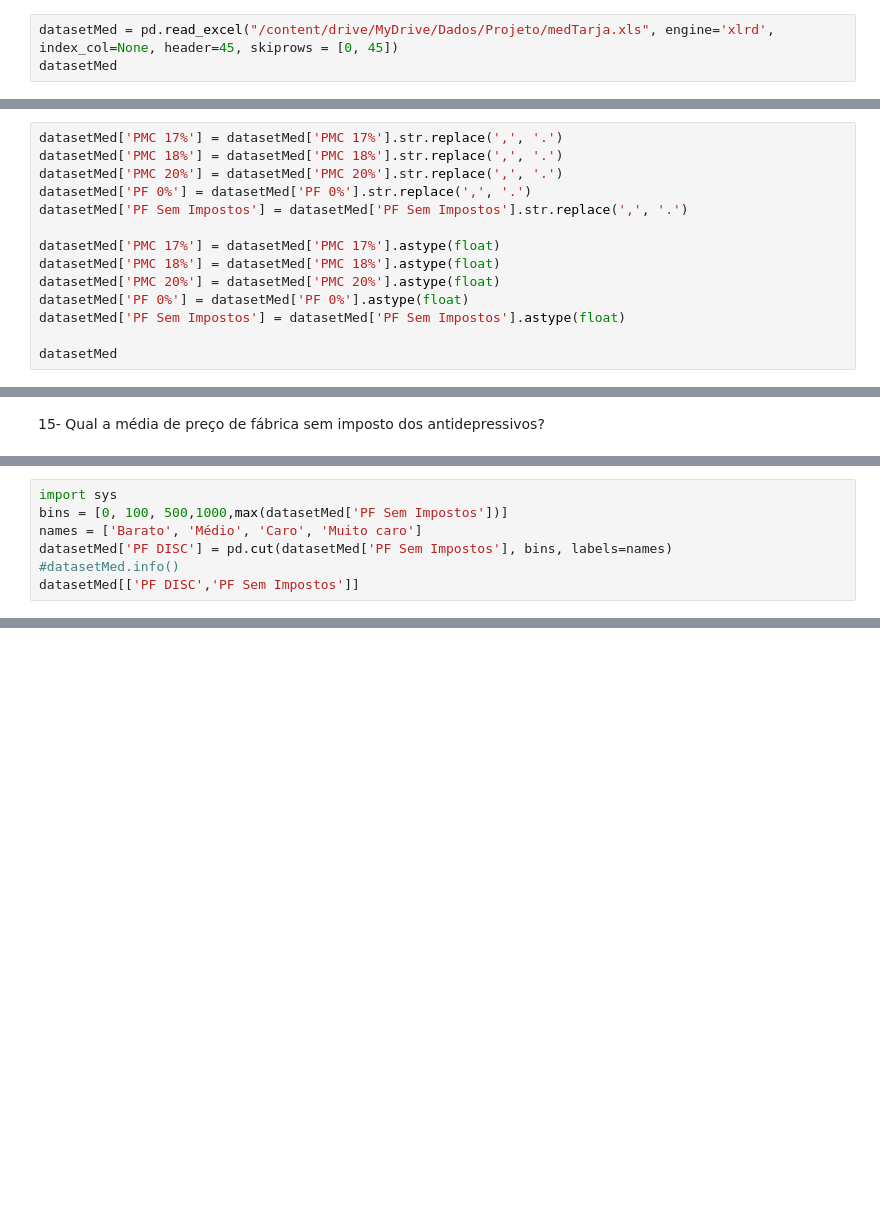
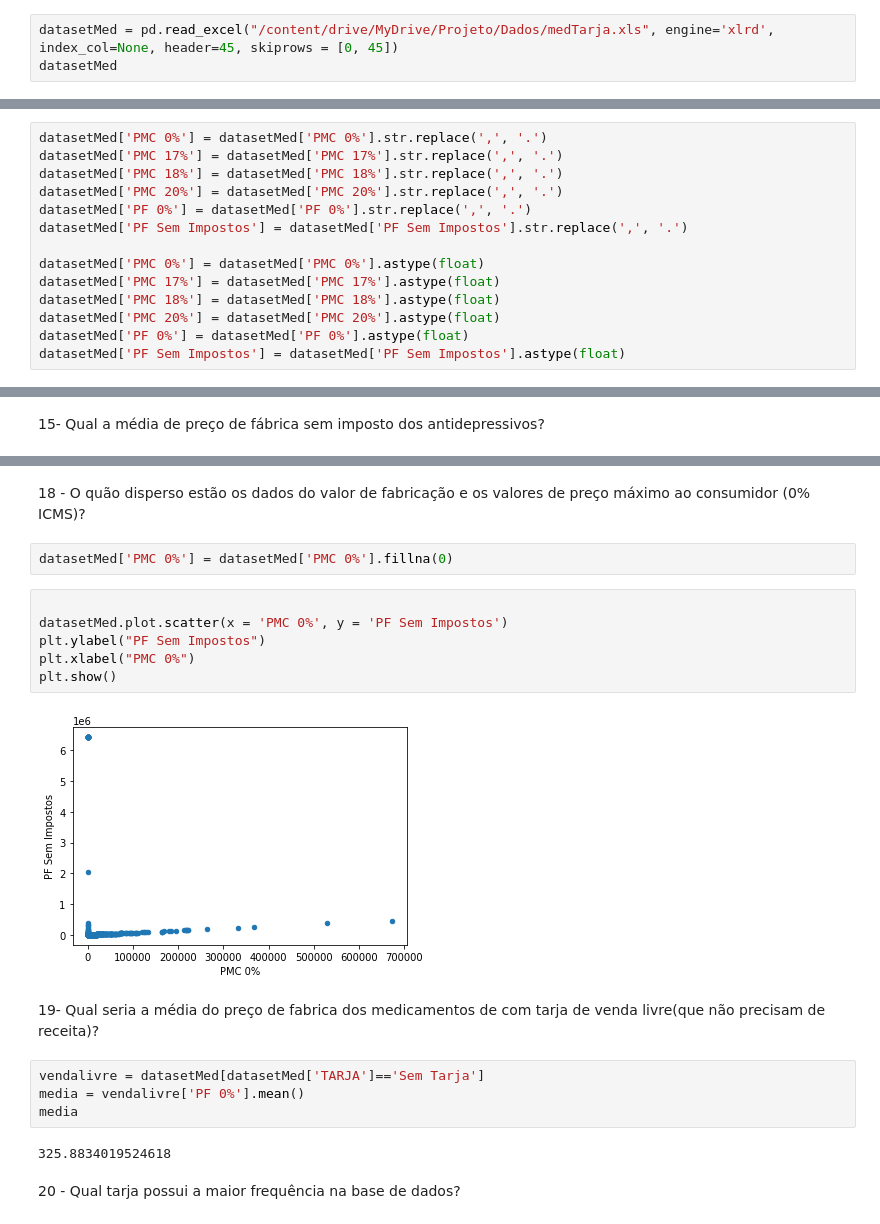
Before and after one commit to lazarobodevan/TP-CienciaDosDados-3861-3865, a Jupyter notebook: ProjetoCienciaDosDados.ipynb, the cells around one changed output, grey strips where cells are left out. Saved outputs shown, nothing was run; the diff lists cells and outputs as text; blank space fills up the shorter version.

```diff
--- a/ProjetoCienciaDosDados.ipynb
+++ b/ProjetoCienciaDosDados.ipynb
@@ -84,7 +89,7 @@ pip install xlrd==1.2.0
 Looking in indexes: https://pypi.org/simple, https://us-python.pkg.dev/colab-wheels/public/simple/
 Requirement already satisfied: xlrd==1.2.0 in /usr/local/lib/python3.7/dist-packages (1.2.0)
 # %%
-datasetMed = pd.read_excel("/content/drive/MyDrive/Dados/Projeto/medTarja.xls", engine='xlrd', index_col=None, header=45, skiprows = [0, 45])
+datasetMed = pd.read_excel("/content/drive/MyDrive/Projeto/Dados/medTarja.xls", engine='xlrd', index_col=None, header=45, skiprows = [0, 45])
 datasetMed
 # %% [output]
 |  | SUBSTÂNCIA | CNPJ | LABORATÓRIO | CÓDIGO GGREM | REGISTRO | EAN 1 | EAN 2 | EAN 3 | PRODUTO | ... |
@@ -127,16 +132,16 @@ datasetMedCons['NOME_PRODUTO'] = datasetMedCons['NOME_PRODUTO'].str.upper()
 # %% [markdown]
 **Convertendo os dados para tipo numérico**
 # %%
+datasetMed['PMC 0%'] = datasetMed['PMC 0%'].str.replace(',', '.')
 datasetMed['PMC 17%'] = datasetMed['PMC 17%'].str.replace(',', '.')
 datasetMed['PMC 18%'] = datasetMed['PMC 18%'].str.replace(',', '.')
 datasetMed['PMC 20%'] = datasetMed['PMC 20%'].str.replace(',', '.')
 datasetMed['PF 0%'] = datasetMed['PF 0%'].str.replace(',', '.')
 datasetMed['PF Sem Impostos'] = datasetMed['PF Sem Impostos'].str.replace(',', '.')
 
+datasetMed['PMC 0%'] = datasetMed['PMC 0%'].astype(float)
 datasetMed['PMC 17%'] = datasetMed['PMC 17%'].astype(float)
 datasetMed['PMC 18%'] = datasetMed['PMC 18%'].astype(float)
 datasetMed['PMC 20%'] = datasetMed['PMC 20%'].astype(float)
 datasetMed['PF 0%'] = datasetMed['PF 0%'].astype(float)
 datasetMed['PF Sem Impostos'] = datasetMed['PF Sem Impostos'].astype(float)
-
-datasetMed
@@ -712,7 +635,0 @@ coluna_interesse = [u'LABORATÓRIO', u'PRODUTO', u'PF Sem Impostos', u'TARJA']
-# %%
-import sys
-bins = [0, 100, 500,1000,max(datasetMed['PF Sem Impostos'])]
-names = ['Barato', 'Médio', 'Caro', 'Muito caro']
-datasetMed['PF DISC'] = pd.cut(datasetMed['PF Sem Impostos'], bins, labels=names)
-#datasetMed.info()
-datasetMed[['PF DISC','PF Sem Impostos']]
@@ -745,0 +708,22 @@ frequent_itemsets
+# %% [markdown]
+18 - O quão disperso estão os dados do valor de fabricação e os valores de preço máximo ao consumidor (0% ICMS)?
+# %%
+datasetMed['PMC 0%'] = datasetMed['PMC 0%'].fillna(0)
+# %%
+
+datasetMed.plot.scatter(x = 'PMC 0%', y = 'PF Sem Impostos')
+plt.ylabel("PF Sem Impostos")
+plt.xlabel("PMC 0%")
+plt.show()
+# %% [output]
+[figure, added]
+# %% [markdown]
+19- Qual seria a média do preço de fabrica dos medicamentos de com tarja de venda livre(que não precisam de receita)?
+# %%
+vendalivre = datasetMed[datasetMed['TARJA']=='Sem Tarja']
+media = vendalivre['PF 0%'].mean()
+media
+# %% [output]
+325.8834019524618
+# %% [markdown]
+20 - Qual tarja possui a maior frequência na base de dados?
```
Also changed, not shown: parts of 38 cells of this notebook.
